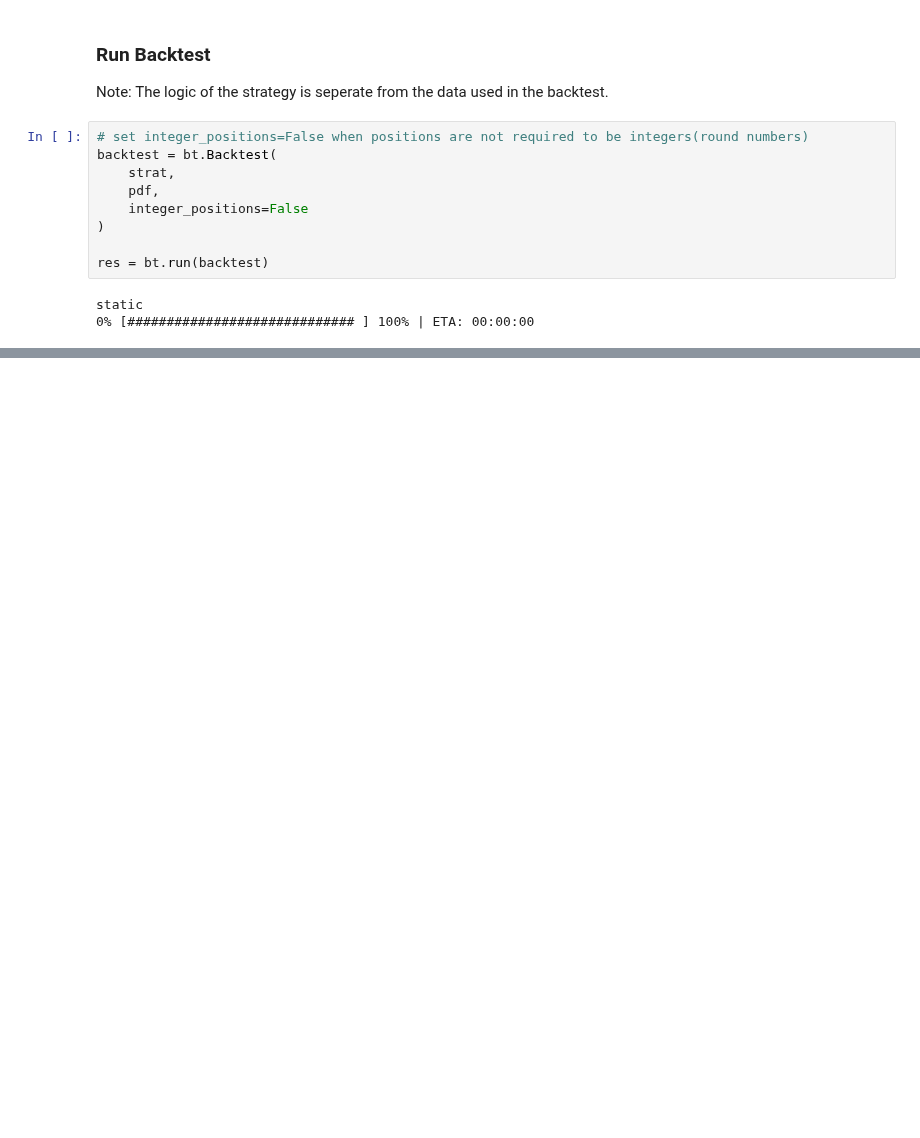
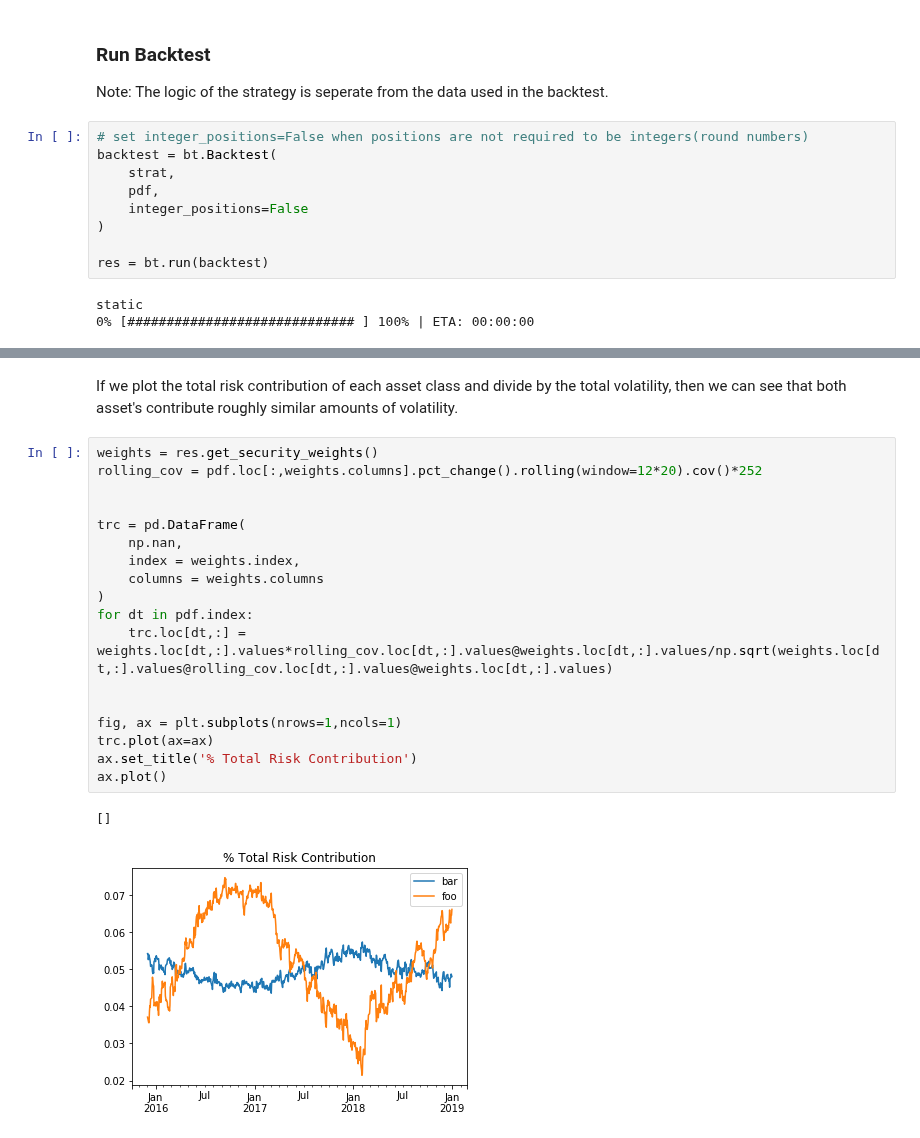
Before and after one commit to pmorissette/bt, a Jupyter notebook: examples/Target_Volatility.ipynb, the cells around one changed output, grey strips where cells are left out. Drawn from its saved outputs; the diff is of its cells as text; blank space fills up the shorter version.

```diff
--- a/examples/Target_Volatility.ipynb
+++ b/examples/Target_Volatility.ipynb
@@ -153,0 +114,23 @@ res.backtest_list[0].positions
+# %% [markdown]
+If we plot the total risk contribution of each asset class and divide by the total volatility, then we can see that both asset's contribute roughly similar amounts of volatility.
+# %%
+weights = res.get_security_weights()
+rolling_cov = pdf.loc[:,weights.columns].pct_change().rolling(window=12*20).cov()*252
+
+
+trc = pd.DataFrame(
+    np.nan,
+    index = weights.index,
+    columns = weights.columns
+)
+for dt in pdf.index:
+    trc.loc[dt,:] = weights.loc[dt,:].values*rolling_cov.loc[dt,:].values@weights.loc[dt,:].values/np.sqrt(weights.loc[dt,:].values@rolling_cov.loc[dt,:].values@weights.loc[dt,:].values)
+
+
+fig, ax = plt.subplots(nrows=1,ncols=1)
+trc.plot(ax=ax)
+ax.set_title('% Total Risk Contribution')
+ax.plot()
+# %% [output]
+[]
+[figure, added]
```
Also changed, not shown: parts of 17 cells of this notebook, 2 other files.
